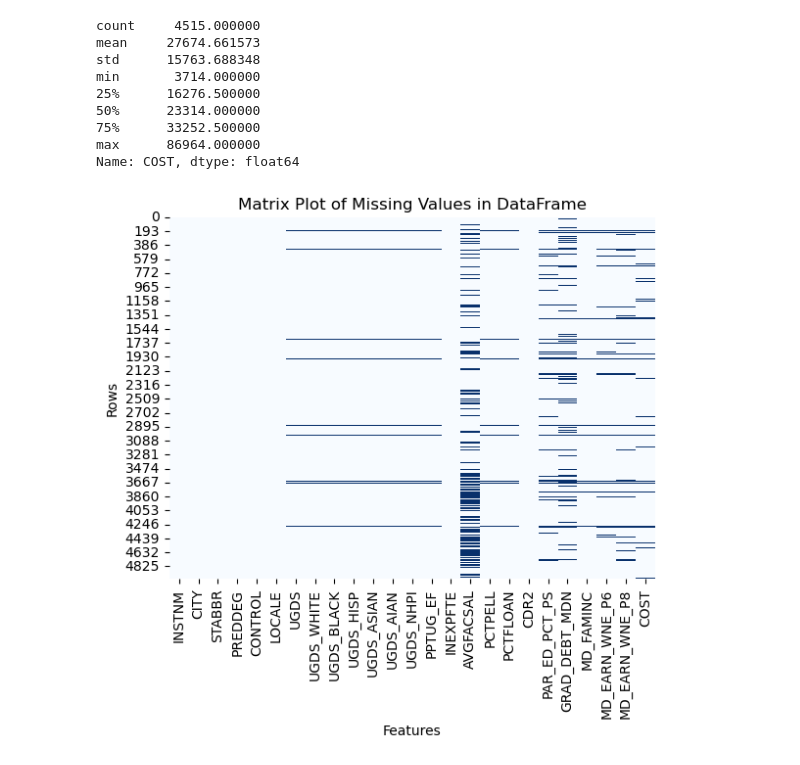
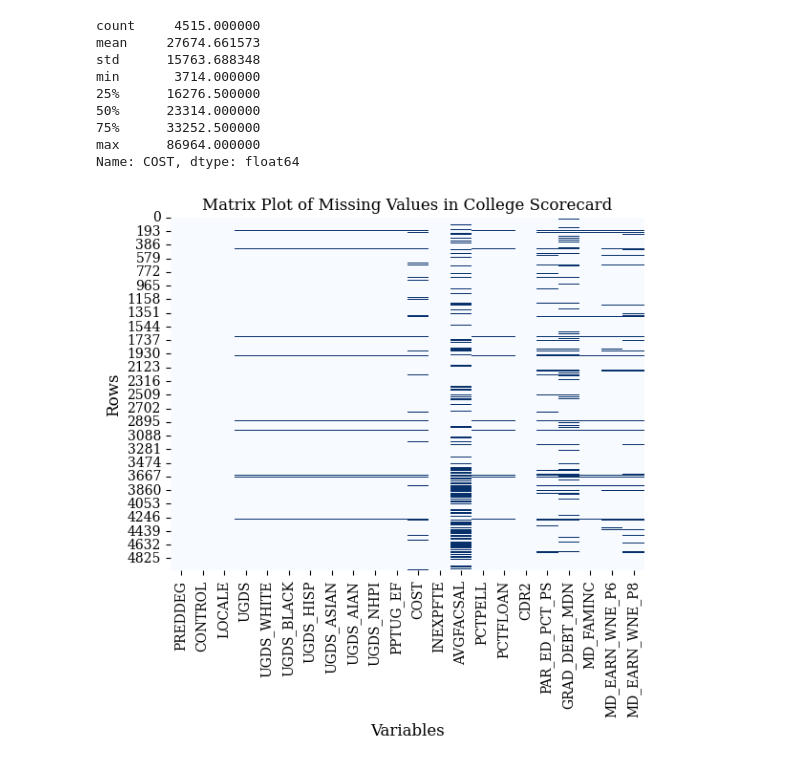
Before and after one commit to mcozean/econ-1680-machine-learning-project, a Jupyter notebook: Code/preprocessing.ipynb, the cells around one changed output. Saved outputs shown, nothing was run; the diff lists cells and outputs as text; code cells hidden in the pictures.

```diff
--- a/Code/preprocessing.ipynb
+++ b/Code/preprocessing.ipynb
@@ -125,22 +126,8 @@ min       3714.000000
 max      86964.000000
 Name: COST, dtype: float64
 # %%
-# Generate new heatmap of missingness within dataset
-sns.heatmap(df.isnull(), cmap='Blues', cbar=False)
-
-# Add title to plot
-plt.title('Matrix Plot of Missing Values in DataFrame')
-
-# Add x-axis label to plot
-plt.xlabel('Features')
-
-# Add y-axis label to plot
-plt.ylabel('Rows')
-
-# Save figure in output path
-plt.savefig(os.path.join(output_path,"missingness_matrix_1.png"))
-
-# Show plot
-plt.show()
+# Reorder columns
+df = df[['PREDDEG','CONTROL','LOCALE','UGDS','UGDS_WHITE','UGDS_BLACK',
+         'UGDS_HISP','UGDS_ASIAN','UGDS_AIAN','UGDS_NHPI','PPTUG_EF',
+         'COST','INEXPFTE','AVGFACSAL','PCTPELL','PCTFLOAN','CDR2','PAR_ED_PCT_PS',
+         'GRAD_DEBT_MDN','MD_FAMINC','MD_EARN_WNE_P6','MD_EARN_WNE_P8']]
-# %% [output]
-[figure, removed]
@@ -156,3 +134,23 @@ df = df[['PREDDEG','CONTROL','LOCALE','UGDS','UGDS_WHITE','UGDS_BLACK',
+# %%
+# Generate new heatmap of missingness within dataset
+sns.heatmap(df.isnull(), cmap='Blues', cbar=False)
+
+# Add title to plot
+plt.title('Matrix Plot of Missing Values in College Scorecard')
+
+# Add x-axis label to plot
+plt.xlabel('Variables',fontsize=12)
+
+# Add y-axis label to plot
+plt.ylabel('Rows',fontsize=12)
+
+# Save figure in output path
+plt.savefig(os.path.join(output_path,"missingness_matrix_1.png"))
+
+# Show plot
+plt.show()
+# %% [output]
+[figure, added]
 # %%
 # Define imputer object with 100 iterations and random state 1680
 imputer = IterativeImputer(max_iter=100, random_state=1680)
```
Also changed, not shown: parts of 5 cells of this notebook, 7 other files.
